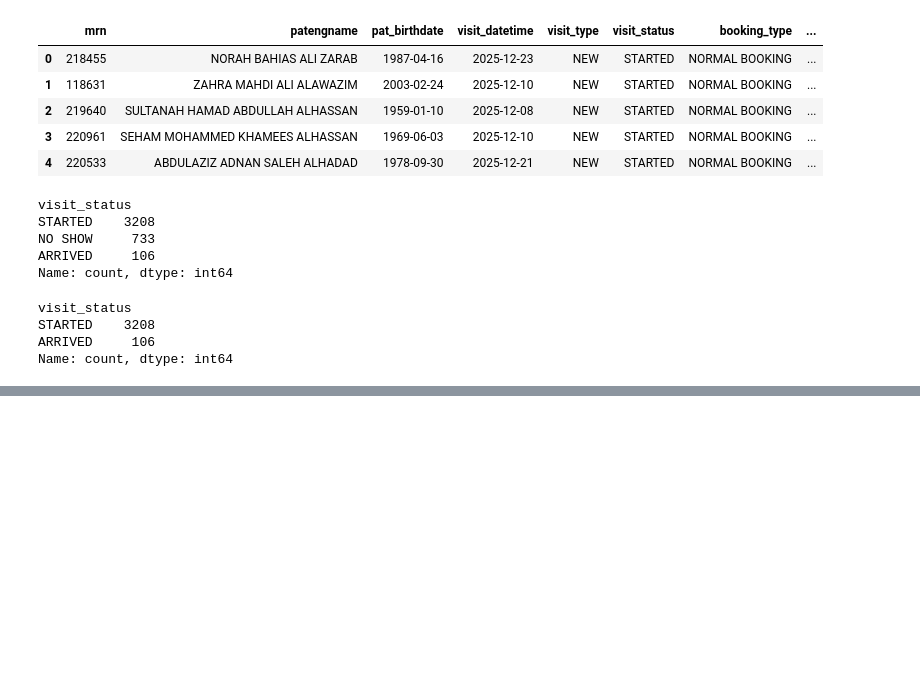
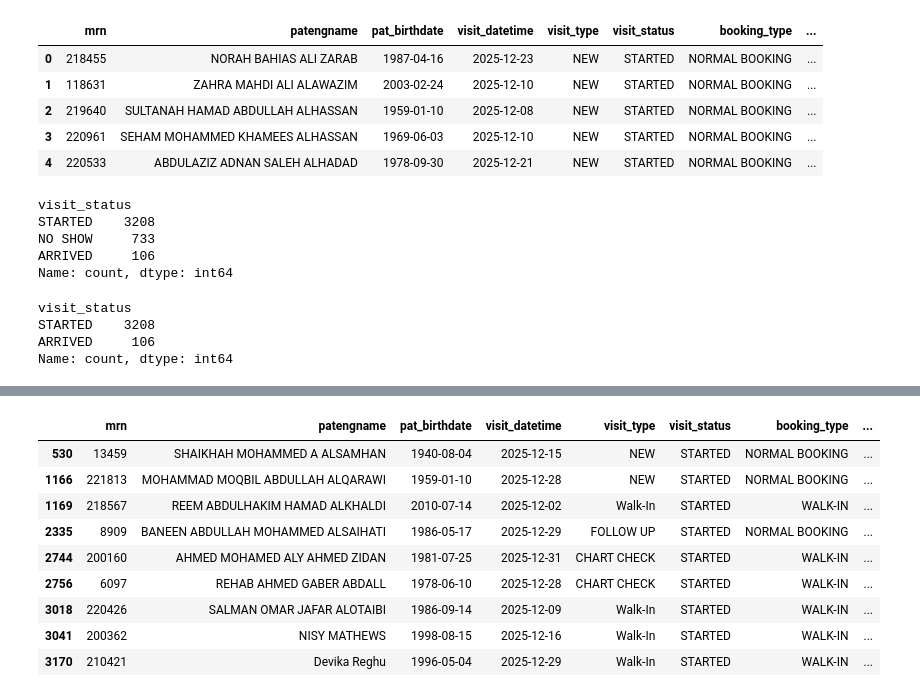
Before and after one commit to maheration/excel-quality-pipeline, a Jupyter notebook: notebooks/01_pipeline_discovery.ipynb, the cells around one changed output, grey strips where cells are left out. Drawn from its saved outputs; the diff is of its cells as text; code cells hidden in the pictures; blank space fills up the shorter version.

```diff
--- a/notebooks/01_pipeline_discovery.ipynb
+++ b/notebooks/01_pipeline_discovery.ipynb
@@ -143,0 +212,20 @@ Name: count, dtype: int64
+# %%
+# Fill kidney_recipient using Kidney Recipient registry (ONLY)
+# For each mrn in the main df:
+# Look it up in Kidney Recipient - 1 JAN.xlsx
+
+# If found:
+###### copy Current Status1 → kidney_recipient
+# If not found:
+###### leave as NaN
+
+kidney_rec_df = pd.read_excel("../data/raw/Kidney Recipient - 1 JAN.xlsx")
+kidney_rec_df.columns = (kidney_rec_df.columns.str.strip().str.lower().str.replace(" ", "_"))
+# %%
+df = df.merge(
+    kidney_rec_df[["r_mrn", "current_status1"]],
+    left_on="mrn",
+    right_on="r_mrn",
+    how="left"
+)
+df.head()
@@ -143,0 +239,3 @@ Name: count, dtype: int64
+# %%
+df["kidney_recipient"] = df["current_status1"]
+df = df.drop(columns=["r_mrn", "current_status1"])
@@ -143,0 +306,18 @@ Name: count, dtype: int64
+# %%
+# Remove visits based on clinic + transplant status (ONLY)
+
+# Remove row if ALL of the following are true:
+
+# 1-clinic_name is Anesthesia OR Clinical Nutrition
+# 2- liver_r_d is NaN
+# 3-kidney_recipient is NaN
+# 4-kidney_donor is NaN
+
+mask = (
+    df["clinic_name"].isin(["Anesthesia", "Clinical Nutrition"])
+    & df["liver_r_d"].isna()
+    & df["kidney_recipient"].isna()
+    & df["kidney_donor"].isna()
+)
+
+df = df[~mask]
@@ -143,0 +339,13 @@ Name: count, dtype: int64
+# %%
+df[df[["liver_r_d", "kidney_recipient", "kidney_donor"]].isna().all(axis=1)]
+# %% [output]
+|  | mrn | patengname | pat_birthdate | visit_datetime | visit_type | visit_status | booking_type | ... |
+| 530 | 13459 | SHAIKHAH MOHAMMED A ALSAMHAN | 1940-08-04 | 2025-12-15 | NEW | STARTED | NORMAL BOOKING | ... |
+| 1166 | 221813 | MOHAMMAD MOQBIL ABDULLAH ALQARAWI | 1959-01-10 | 2025-12-28 | NEW | STARTED | NORMAL BOOKING | ... |
+| 1169 | 218567 | REEM ABDULHAKIM HAMAD ALKHALDI | 2010-07-14 | 2025-12-02 | Walk-In | STARTED | WALK-IN | ... |
+| 2335 | 8909 | BANEEN ABDULLAH MOHAMMED ALSAIHATI | 1986-05-17 | 2025-12-29 | FOLLOW UP | STARTED | NORMAL BOOKING | ... |
+| 2744 | 200160 | AHMED MOHAMED ALY AHMED ZIDAN | 1981-07-25 | 2025-12-31 | CHART CHECK | STARTED | WALK-IN | ... |
+| 2756 | 6097 | REHAB AHMED GABER ABDALL | 1978-06-10 | 2025-12-28 | CHART CHECK | STARTED | WALK-IN | ... |
+| 3018 | 220426 | SALMAN OMAR JAFAR ALOTAIBI | 1986-09-14 | 2025-12-09 | Walk-In | STARTED | WALK-IN | ... |
+| 3041 | 200362 | NISY MATHEWS | 1998-08-15 | 2025-12-16 | Walk-In | STARTED | WALK-IN | ... |
+| 3170 | 210421 | Devika Reghu | 1996-05-04 | 2025-12-29 | Walk-In | STARTED | WALK-IN | ... |
```
Also changed, not shown: parts of 14 cells of this notebook.
